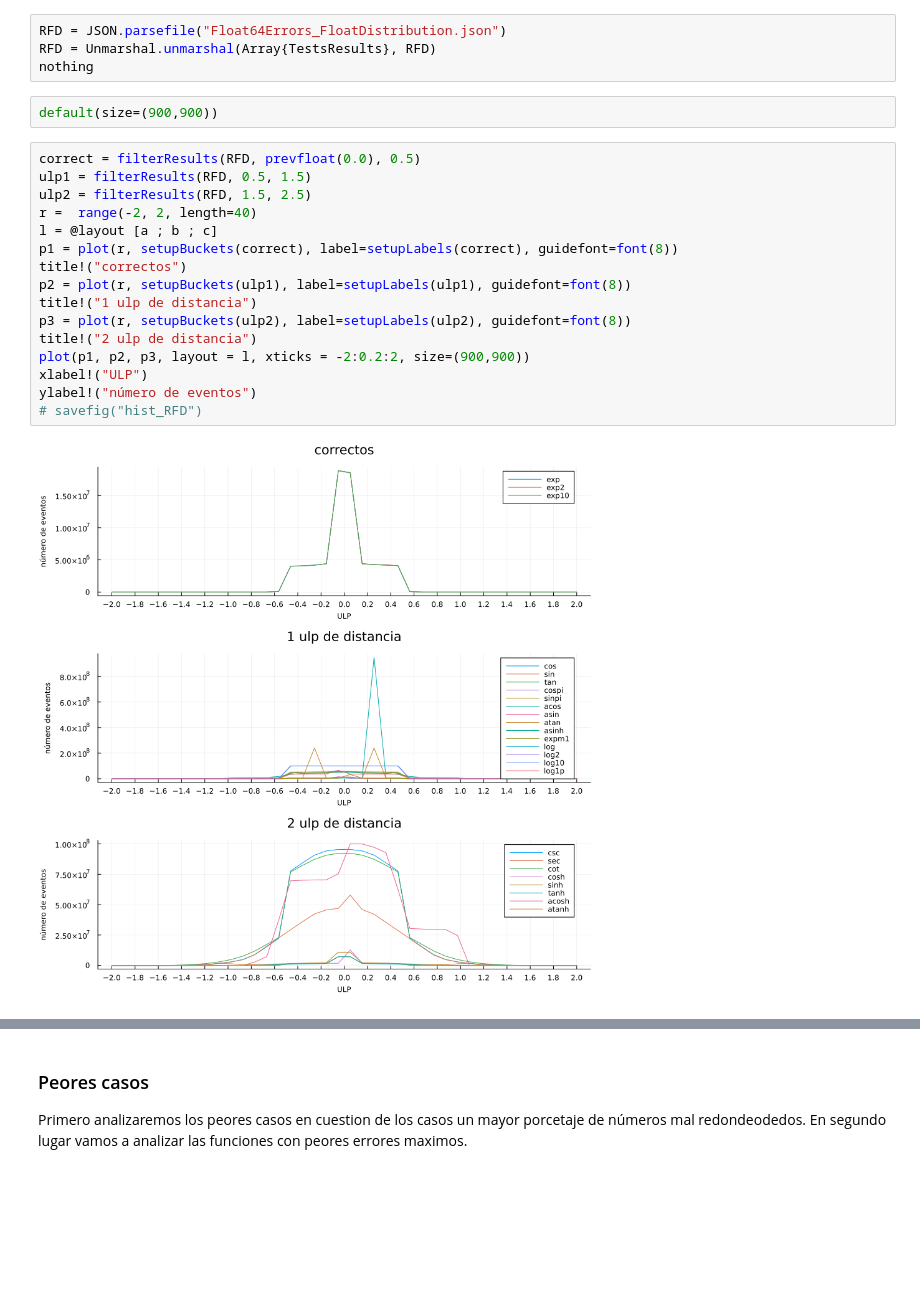
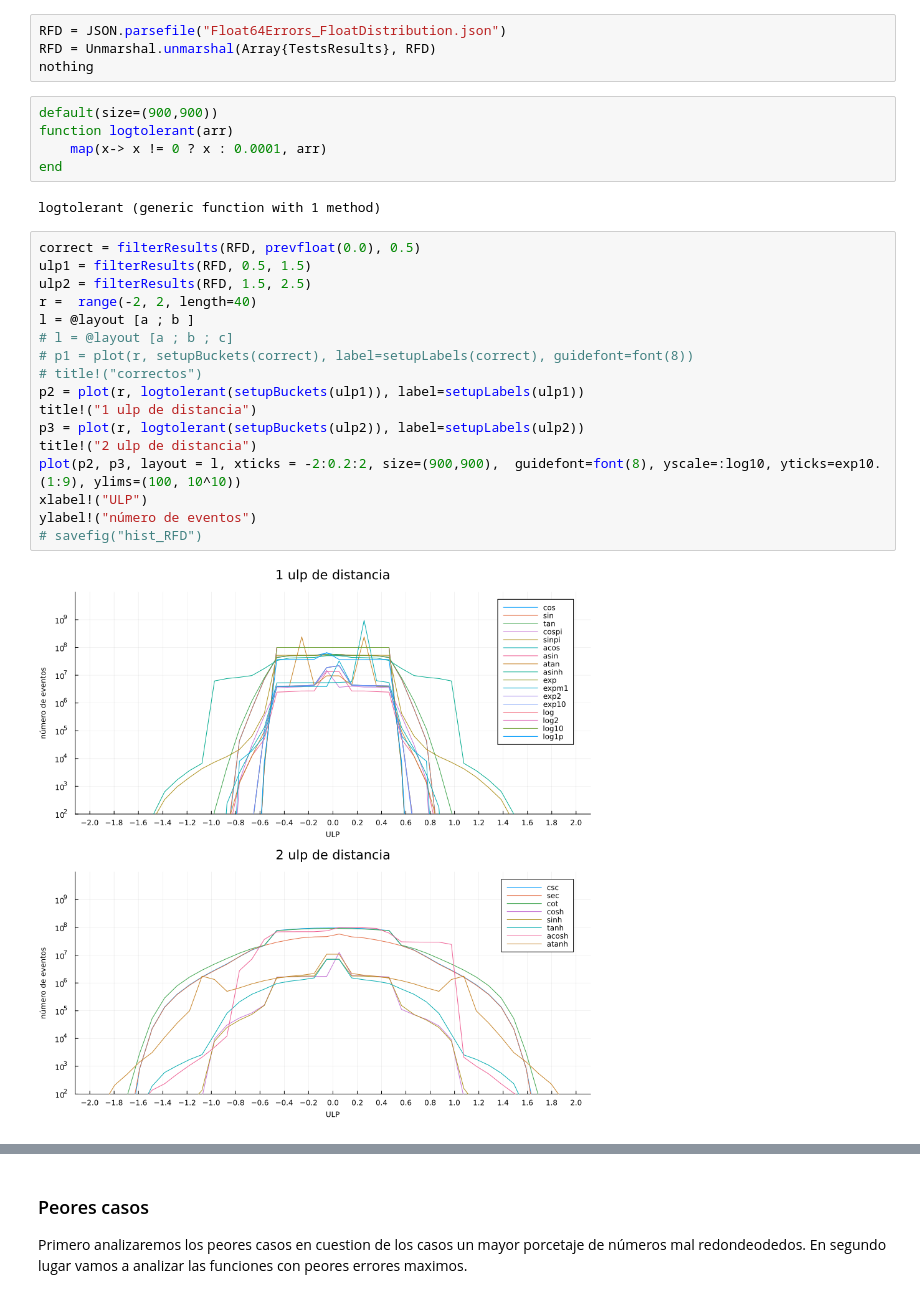
Before and after one commit to davidalencia/transcendentalJuliaFunctionsTests, a Jupyter notebook: experiments/Analisis.ipynb, the cells around one changed output, grey strips where cells are left out. Saved outputs shown, nothing was run; the diff lists cells and outputs as text; blank space fills up the shorter version.

```diff
--- a/experiments/Analisis.ipynb
+++ b/experiments/Analisis.ipynb
@@ -54,23 +42,29 @@ RFD = Unmarshal.unmarshal(Array{TestsResults}, RFD)
 nothing
 # %%
 default(size=(900,900))
+function logtolerant(arr)
+    map(x-> x != 0 ? x : 0.0001, arr)
+end
+# %% [output]
+logtolerant (generic function with 1 method)
 # %%
 correct = filterResults(RFD, prevfloat(0.0), 0.5)
 ulp1 = filterResults(RFD, 0.5, 1.5)
 ulp2 = filterResults(RFD, 1.5, 2.5)
 r =  range(-2, 2, length=40)
-l = @layout [a ; b ; c]
-p1 = plot(r, setupBuckets(correct), label=setupLabels(correct), guidefont=font(8))
-title!("correctos")
-p2 = plot(r, setupBuckets(ulp1), label=setupLabels(ulp1), guidefont=font(8))
+l = @layout [a ; b ]
+# l = @layout [a ; b ; c]
+# p1 = plot(r, setupBuckets(correct), label=setupLabels(correct), guidefont=font(8))
+# title!("correctos")
+p2 = plot(r, logtolerant(setupBuckets(ulp1)), label=setupLabels(ulp1))
 title!("1 ulp de distancia")
-p3 = plot(r, setupBuckets(ulp2), label=setupLabels(ulp2), guidefont=font(8))
+p3 = plot(r, logtolerant(setupBuckets(ulp2)), label=setupLabels(ulp2))
 title!("2 ulp de distancia")
-plot(p1, p2, p3, layout = l, xticks = -2:0.2:2, size=(900,900))
+plot(p2, p3, layout = l, xticks = -2:0.2:2, size=(900,900),  guidefont=font(8), yscale=:log10, yticks=exp10.(1:9), ylims=(100, 10^10))
 xlabel!("ULP")
 ylabel!("número de eventos")
 # savefig("hist_RFD")
 # %% [output]
-[figure, old version]
+[figure, new version]
 # %%
 lupa = 12:29
```
Also changed, not shown: parts of 9 cells of this notebook, 10 other files.
